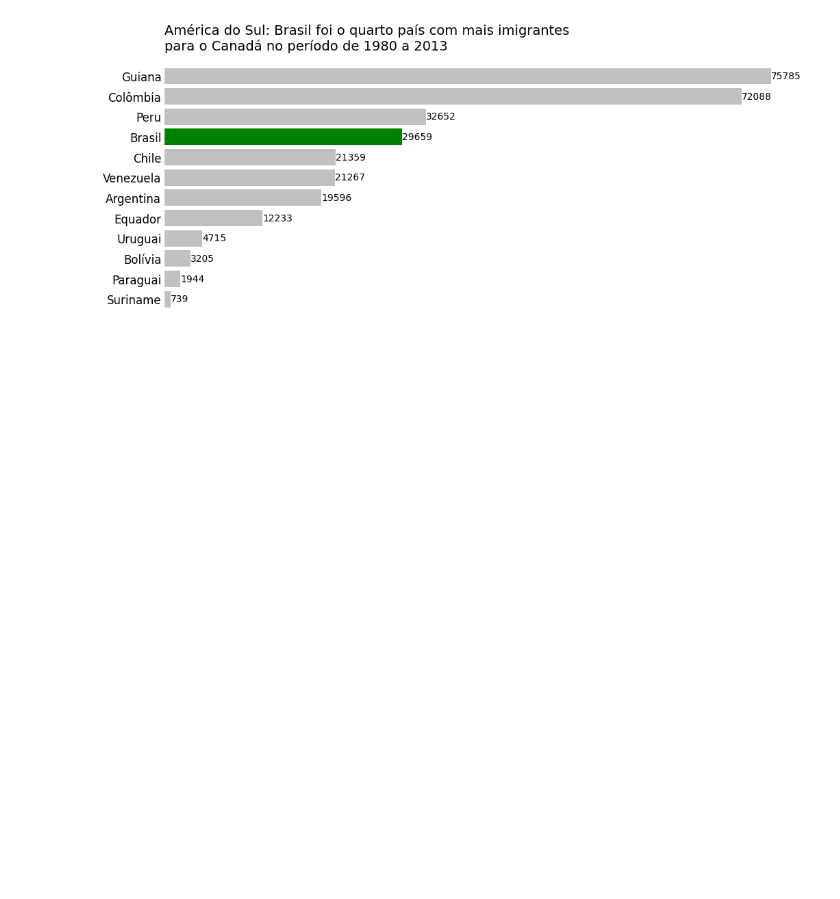
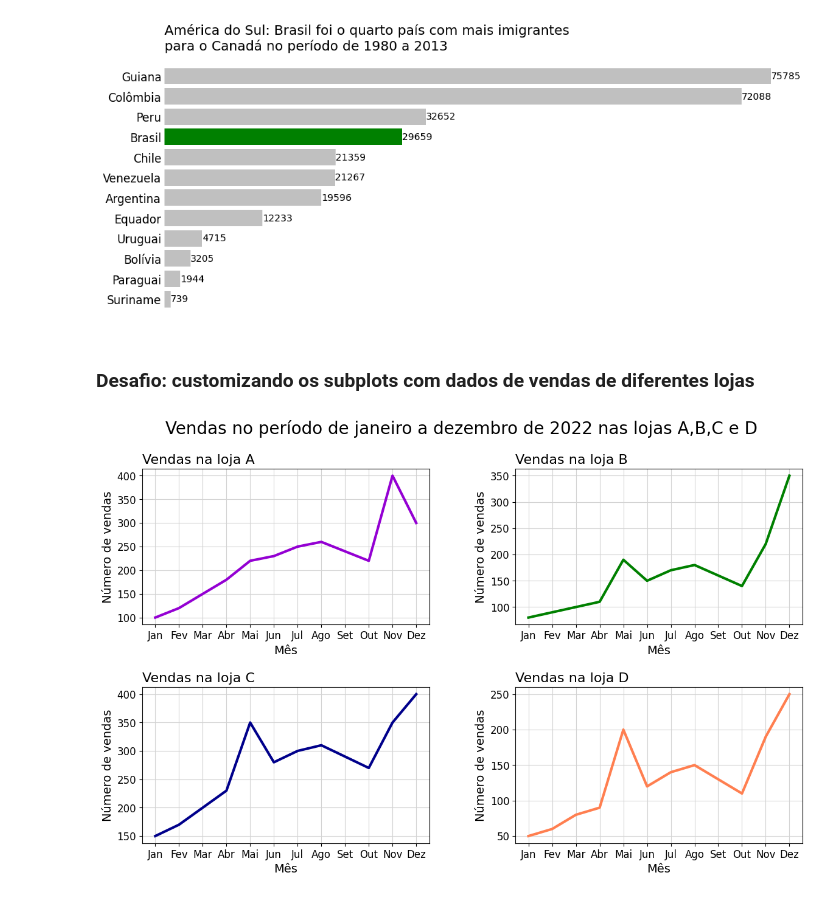
Before and after one commit to juliogazoli/alura-data-visualization-python-criando-graficos, a Jupyter notebook: analise_imigrantes.ipynb, the cells around one changed output. Drawn from its saved outputs; the diff is of its cells as text; code cells hidden in the pictures; blank space fills up the shorter version.

Commit message:
desafio: customizando os subplots com dados de vendas

```diff
--- a/analise_imigrantes.ipynb
+++ b/analise_imigrantes.ipynb
@@ -474,3 +474,47 @@ fig.savefig('imigracao_america_sul.png', transparent=False, dpi=300, bbox_inches
 plt.show()
 # %% [output]
 [figure]
+# %% [markdown]
+### Desafio: customizando os subplots com dados de vendas de diferentes lojas
+# %%
+lojas = ['A', 'B', 'C', 'D']
+
+vendas_2022 = {'Jan': [100, 80, 150, 50],
+    'Fev': [120, 90, 170, 60],
+    'Mar': [150, 100, 200, 80],
+    'Abr': [180, 110, 230, 90],
+    'Mai': [220, 190, 350, 200],
+    'Jun': [230, 150, 280, 120],
+    'Jul': [250, 170, 300, 140],
+    'Ago': [260, 180, 310, 150],
+    'Set': [240, 160, 290, 130],
+    'Out': [220, 140, 270, 110],
+    'Nov': [400, 220, 350, 190],
+    'Dez': [300, 350, 400, 250]
+}
+
+# Criando DataFrame
+df_lojas = pd.DataFrame(vendas_2022, index=lojas)
+# %%
+# Criar a figura e os subplots
+fig, axs = plt.subplots(2, 2, figsize=(14, 8))
+
+# Ajustar os espaçamentos entre os subplots
+plt.subplots_adjust(wspace=0.3, hspace=0.4)
+
+# Adicionando um título geral para os subplots
+fig.suptitle('Vendas no período de janeiro a dezembro de 2022 nas lojas A,B,C e D', fontsize=20)
+
+# Lista de cores
+cores = ['darkviolet', 'green', 'darkblue', 'coral']
+
+#Loop para plotar e customizar os subplots
+for i, ax in enumerate(axs.flat):
+    ax.plot(df_lojas.loc[df_lojas.index[i]], color=cores[i], lw=3)
+    ax.set_title(f'Vendas na loja {df_lojas.index[i]}', loc='left', fontsize=16)
+    ax.set_xlabel('Mês', fontsize=14)
+    ax.set_ylabel('Número de vendas', fontsize=14)
+    ax.tick_params(labelsize=12)
+    ax.grid(color='lightgrey')
+# %% [output]
+[figure, added]
```
